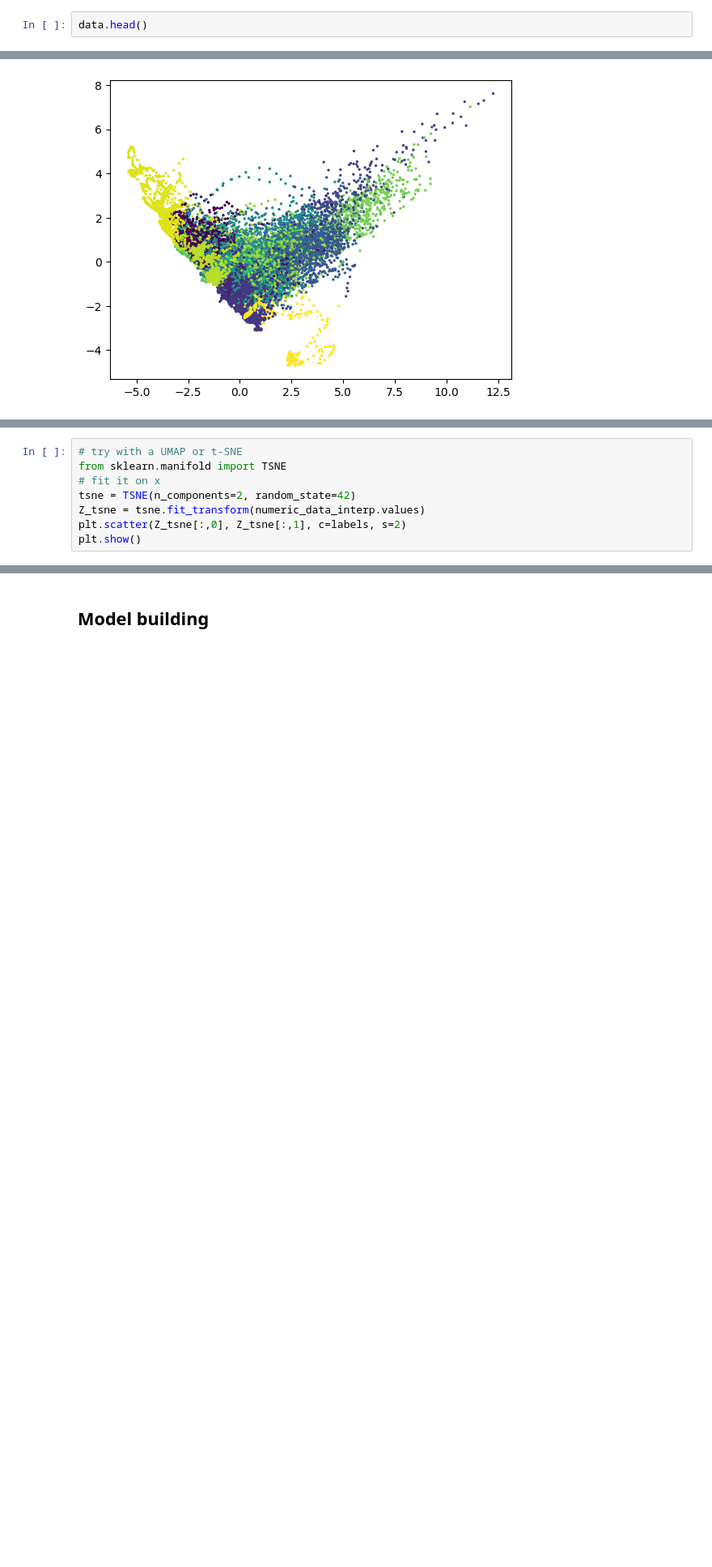
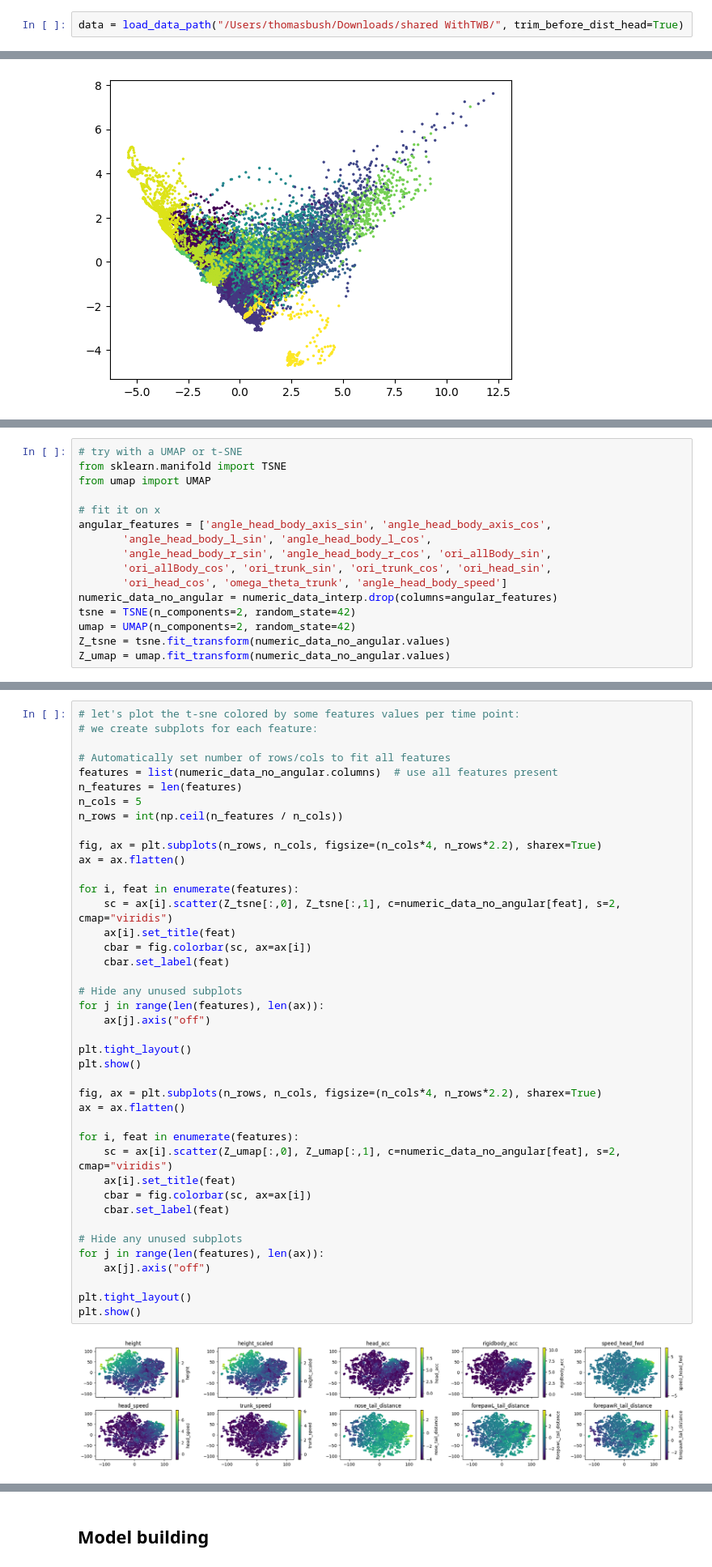
Before and after one commit to Thomasbush9/rearing_tracking, a Jupyter notebook: notebooks/data_analysis.ipynb, the cells around one changed output, grey strips where cells are left out. Shown at 81% size. Saved outputs shown, nothing was run; the diff lists cells and outputs as text; blank space fills up the shorter version.

Commit message:
optimized transformer

```diff
--- a/notebooks/data_analysis.ipynb
+++ b/notebooks/data_analysis.ipynb
@@ -17,2 +152,2 @@ data = pd.read_excel(session_test_path)
 # %%
-data.head()
+data = load_data_path("/Users/thomasbush/Downloads/shared WithTWB/", trim_before_dist_head=True)
@@ -309,8 +468,16 @@ plt.show()
 # %%
 # try with a UMAP or t-SNE
 from sklearn.manifold import TSNE
+from umap import UMAP
+
 # fit it on x
+angular_features = ['angle_head_body_axis_sin', 'angle_head_body_axis_cos',
+       'angle_head_body_l_sin', 'angle_head_body_l_cos',
+       'angle_head_body_r_sin', 'angle_head_body_r_cos', 'ori_allBody_sin',
+       'ori_allBody_cos', 'ori_trunk_sin', 'ori_trunk_cos', 'ori_head_sin',
+       'ori_head_cos', 'omega_theta_trunk', 'angle_head_body_speed']
+numeric_data_no_angular = numeric_data_interp.drop(columns=angular_features)
 tsne = TSNE(n_components=2, random_state=42)
-Z_tsne = tsne.fit_transform(numeric_data_interp.values)
-plt.scatter(Z_tsne[:,0], Z_tsne[:,1], c=labels, s=2)
-plt.show()
+umap = UMAP(n_components=2, random_state=42)
+Z_tsne = tsne.fit_transform(numeric_data_no_angular.values)
+Z_umap = umap.fit_transform(numeric_data_no_angular.values)
@@ -316,0 +486,43 @@ plt.show()
+# %%
+# let's plot the t-sne colored by some features values per time point:
+# we create subplots for each feature:
+
+# Automatically set number of rows/cols to fit all features
+features = list(numeric_data_no_angular.columns)  # use all features present
+n_features = len(features)
+n_cols = 5
+n_rows = int(np.ceil(n_features / n_cols))
+
+fig, ax = plt.subplots(n_rows, n_cols, figsize=(n_cols*4, n_rows*2.2), sharex=True)
+ax = ax.flatten()
+
+for i, feat in enumerate(features):
+    sc = ax[i].scatter(Z_tsne[:,0], Z_tsne[:,1], c=numeric_data_no_angular[feat], s=2, cmap="viridis")
+    ax[i].set_title(feat)
+    cbar = fig.colorbar(sc, ax=ax[i])
+    cbar.set_label(feat)
+
+# Hide any unused subplots
+for j in range(len(features), len(ax)):
+    ax[j].axis("off")
+
+plt.tight_layout()
+plt.show()
+
+fig, ax = plt.subplots(n_rows, n_cols, figsize=(n_cols*4, n_rows*2.2), sharex=True)
+ax = ax.flatten()
+
+for i, feat in enumerate(features):
+    sc = ax[i].scatter(Z_umap[:,0], Z_umap[:,1], c=numeric_data_no_angular[feat], s=2, cmap="viridis")
+    ax[i].set_title(feat)
+    cbar = fig.colorbar(sc, ax=ax[i])
+    cbar.set_label(feat)
+
+# Hide any unused subplots
+for j in range(len(features), len(ax)):
+    ax[j].axis("off")
+
+plt.tight_layout()
+plt.show()
+# %% [output]
+[figure, added]
```
Also changed, not shown: parts of 18 cells of this notebook, 20 other files.
